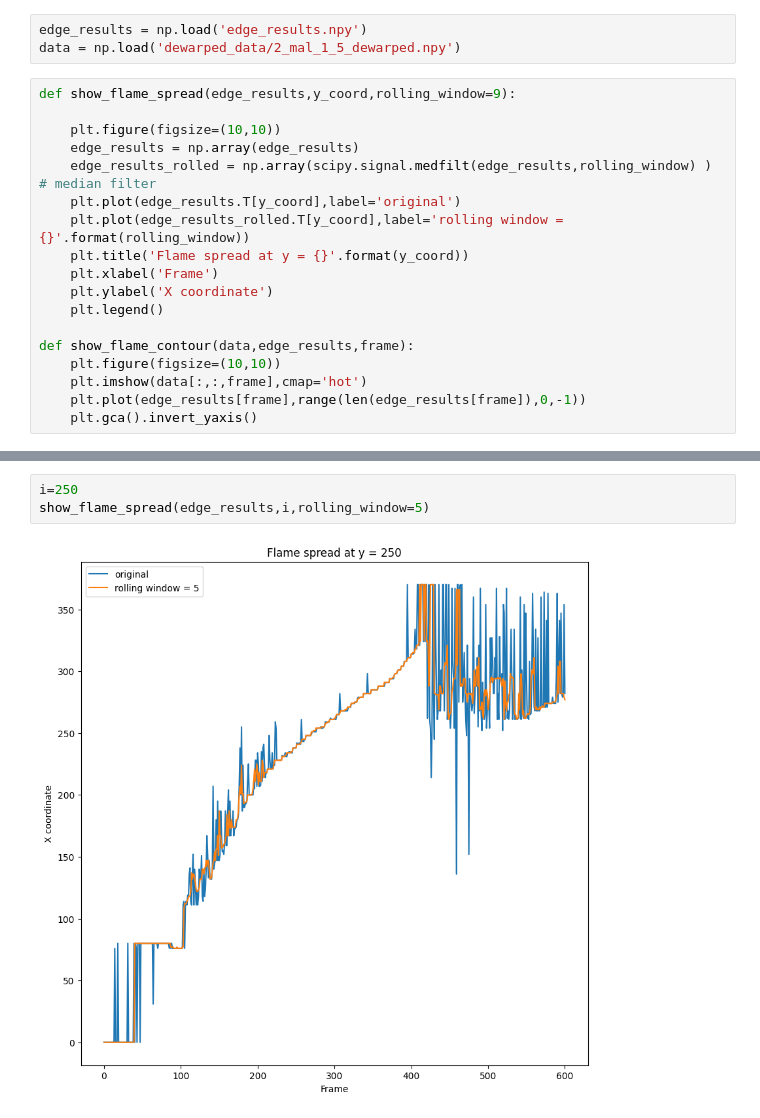
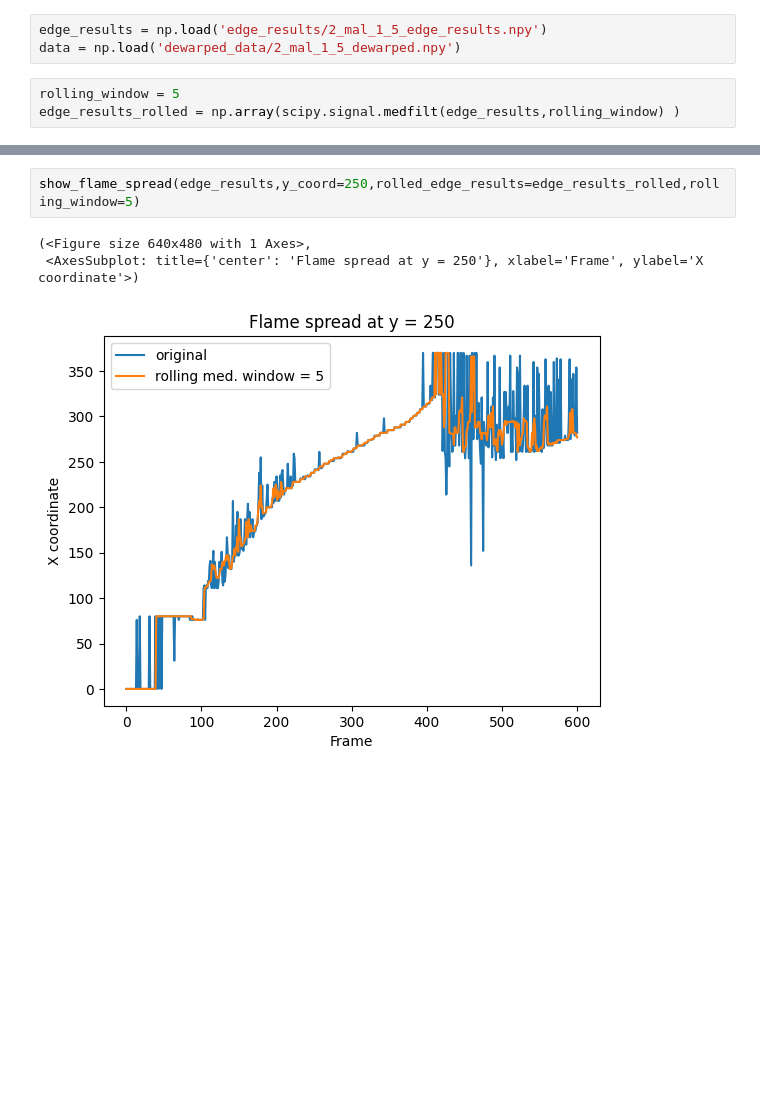
Before and after one commit to FireDynamics/FlameTrack, a Jupyter notebook: test.ipynb, the cells around one changed output, grey strips where cells are left out. Cells and saved outputs as stored; diff of their text form; blank space fills up the shorter version.

Commit message:
moved plotting methods from test.ipynb to flamespread.py and cleaned up code a bit

```diff
--- a/test.ipynb
+++ b/test.ipynb
@@ -5,21 +6,6 @@ import scipy
 # %%
-edge_results = np.load('edge_results.npy')
+edge_results = np.load('edge_results/2_mal_1_5_edge_results.npy')
 data = np.load('dewarped_data/2_mal_1_5_dewarped.npy')
 # %%
-def show_flame_spread(edge_results,y_coord,rolling_window=9):
-
-    plt.figure(figsize=(10,10))
-    edge_results = np.array(edge_results)
-    edge_results_rolled = np.array(scipy.signal.medfilt(edge_results,rolling_window) ) # median filter
-    plt.plot(edge_results.T[y_coord],label='original')
-    plt.plot(edge_results_rolled.T[y_coord],label='rolling window = {}'.format(rolling_window))
-    plt.title('Flame spread at y = {}'.format(y_coord))
-    plt.xlabel('Frame')
-    plt.ylabel('X coordinate')
-    plt.legend()
-
-def show_flame_contour(data,edge_results,frame):
-    plt.figure(figsize=(10,10))
-    plt.imshow(data[:,:,frame],cmap='hot')
-    plt.plot(edge_results[frame],range(len(edge_results[frame]),0,-1))
-    plt.gca().invert_yaxis()
+rolling_window = 5
+edge_results_rolled = np.array(scipy.signal.medfilt(edge_results,rolling_window) )
@@ -26,6 +18,7 @@ def show_flame_contour(data,edge_results,frame):
 # %%
-i=250
-show_flame_spread(edge_results,i,rolling_window=5)
+show_flame_spread(edge_results,y_coord=250,rolled_edge_results=edge_results_rolled,rolling_window=5)
 # %% [output]
+(<Figure size 640x480 with 1 Axes>,
+ <AxesSubplot: title={'center': 'Flame spread at y = 250'}, xlabel='Frame', ylabel='X coordinate'>)
-[figure, old version]
+[figure, new version]
 # %%
```
Also changed, not shown: parts of 3 cells of this notebook, 1 other file.
